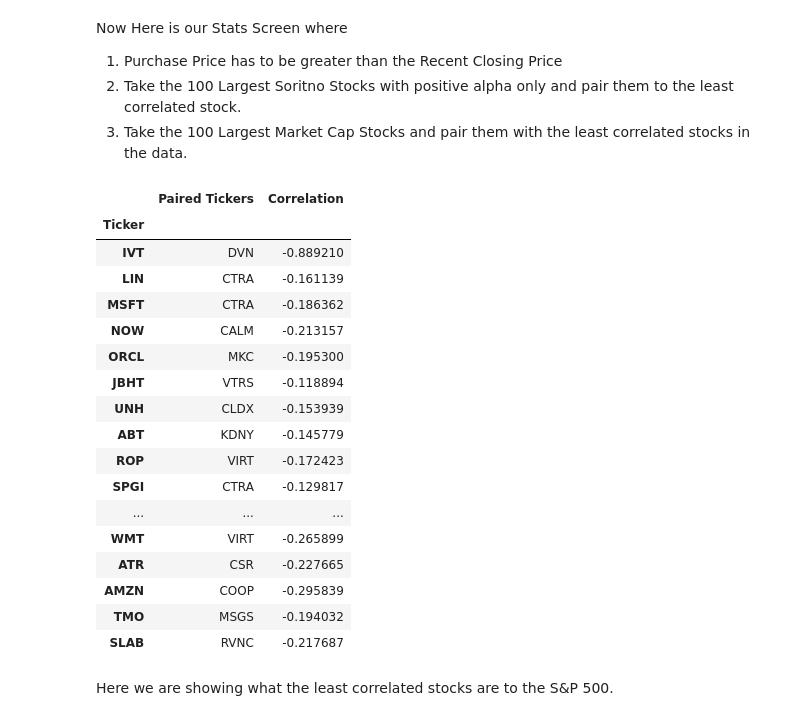
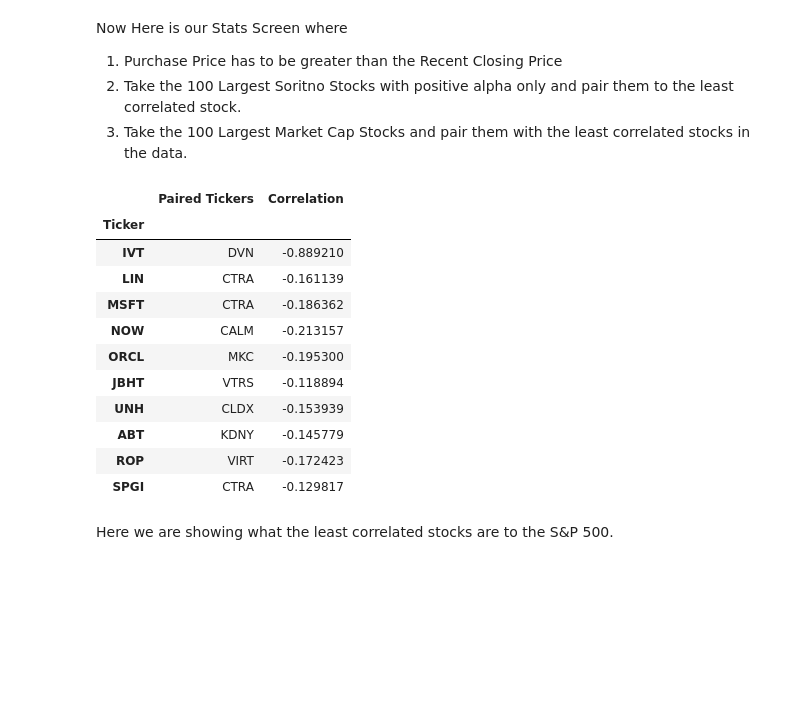
Before and after one commit to ts7even/not_ltcm, a Jupyter notebook: not_ltcm.ipynb, the cells around one changed output. Drawn from its saved outputs; the diff is of its cells as text; code cells hidden in the pictures; blank space fills up the shorter version.

```diff
--- a/not_ltcm.ipynb
+++ b/not_ltcm.ipynb
@@ -156,47 +156,40 @@ correlation_of_log_returns = pt_log.corr() # Correlation Matrix of the log retur
 data_screen = total_data[total_data['Purchase Price'] < total_data['Recent Closing Price']]
 data_screen = data_screen[(data_screen['Alpha'] > 0) & (data_screen['Beta'] < 3)]
 
-# List the larget sortino ratio stocks by using nthlarget
+# Here we are getting the larget sortino ratio stocks
 largest_arth_sortino = data_screen.nlargest(100, 'Sortino Ratio (Arth)')
 largest_log_sortino = data_screen.nlargest(100, 'Sortino Ratio (Log)')
 
 
 largest_sortino = largest_log_sortino.head(100)
 
-# Create a list of the tickers from largest_sortino
+# Here we are getting the list of the larget sortino ratio stocks
 tickers_list_of_largest_sortino = largest_sortino.index.tolist()
 
 
-# Create a Pandas Dataframe that pairs tickers_list_of_largest_sortino with the lowest correlated stocks from the correlation_of_log_returns. The First column is the tickers from tickers_list_of_largest_sortino. The Second column is the tickers that have the lowest correlation to tickers_list_of_largest_sortino. The Third column is the correlation between the first and second column
 lowest_correlation = pd.DataFrame()
 for ticker in tickers_list_of_largest_sortino:
     lowest_correlation = pd.concat([lowest_correlation,
      pd.DataFrame({'Ticker': [ticker], 'Paired Tickers': [correlation_of_log_returns[ticker].nsmallest(2).index[1]],
      'Correlation': [correlation_of_log_returns[ticker].nsmallest(2)[1]]})])
 lowest_correlation = lowest_correlation.set_index('Ticker')
 average_correlation = lowest_correlation['Correlation'].mean()
 
 
-lowest_correlation.head(100)
+lowest_correlation.head(10)
 # %% [output]
 |  | Paired Tickers | Correlation |
 | Ticker |  |  |
 | IVT | DVN | -0.889210 |
 | LIN | CTRA | -0.161139 |
 | MSFT | CTRA | -0.186362 |
 | NOW | CALM | -0.213157 |
 | ORCL | MKC | -0.195300 |
 | JBHT | VTRS | -0.118894 |
 | UNH | CLDX | -0.153939 |
 | ABT | KDNY | -0.145779 |
 | ROP | VIRT | -0.172423 |
 | SPGI | CTRA | -0.129817 |
-| ... | ... | ... |
-| WMT | VIRT | -0.265899 |
-| ATR | CSR | -0.227665 |
-| AMZN | COOP | -0.295839 |
-| TMO | MSGS | -0.194032 |
-| SLAB | RVNC | -0.217687 |
 # %% [markdown]
 Here we are showing what the least correlated stocks are to the S&P 500.
 # %%
```
